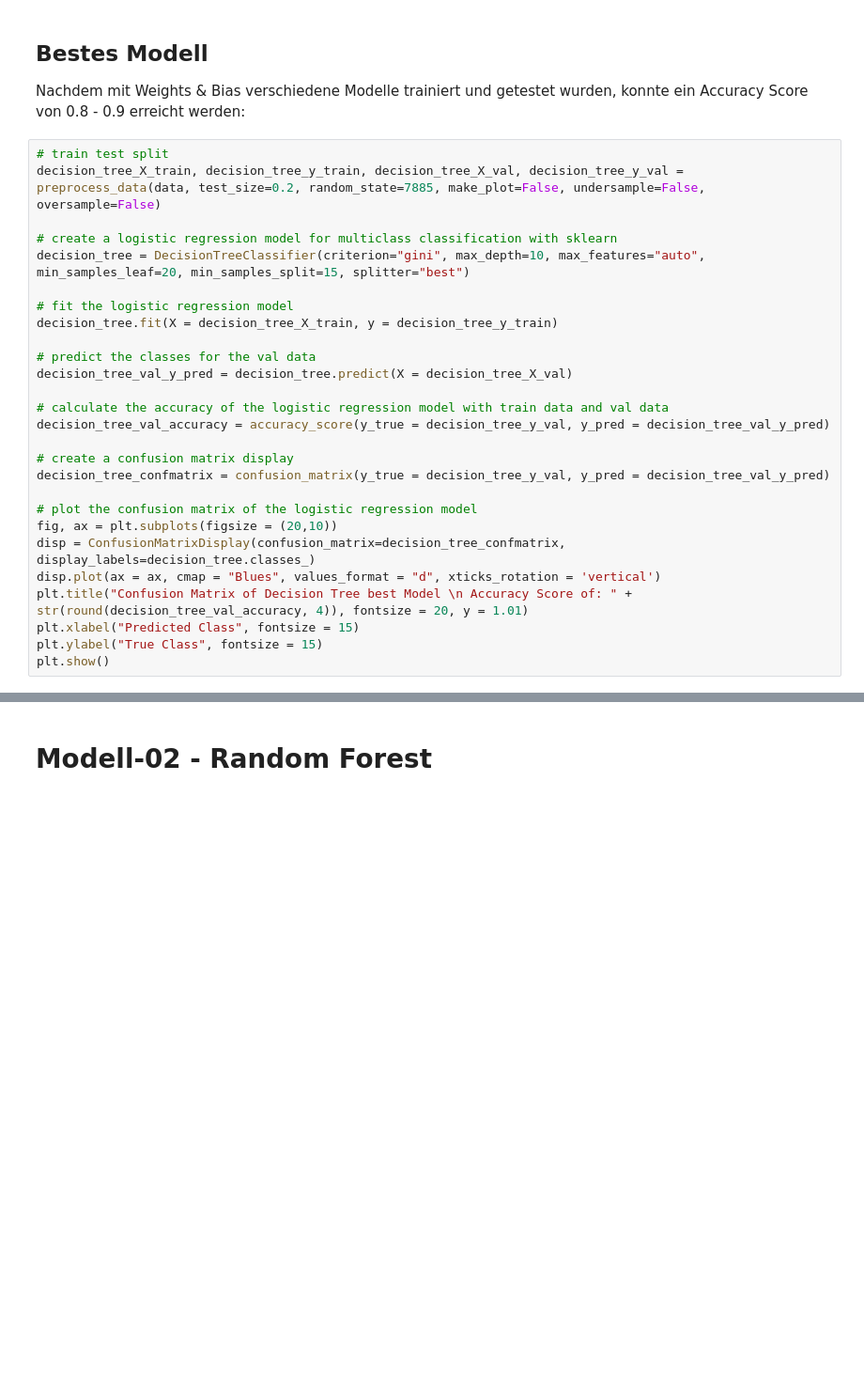
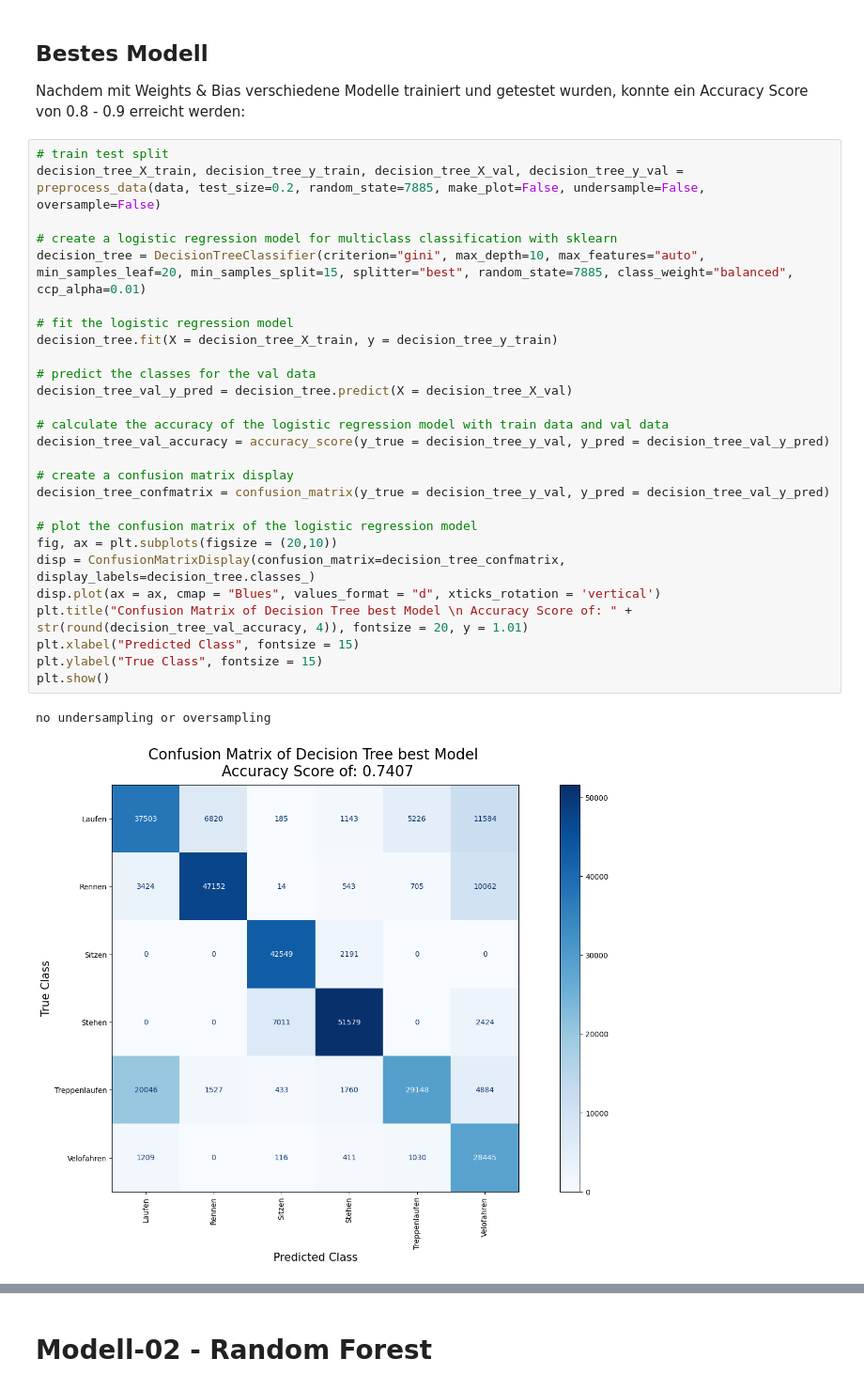
Before and after one commit to CDL1-Sensor/Sensor-Klassifikation-ohne-Deep-Learning, a Jupyter notebook: ML-Modelle.ipynb, the cells around one changed output, grey strips where cells are left out. Shown at 94% size. Cells and saved outputs as stored; diff of their text form; blank space fills up the shorter version.

```diff
--- a/ML-Modelle.ipynb
+++ b/ML-Modelle.ipynb
@@ -397,30 +409,33 @@ Nachdem mit Weights & Bias verschiedene Modelle trainiert und getestet wurden, k
 # %%
 # train test split
 decision_tree_X_train, decision_tree_y_train, decision_tree_X_val, decision_tree_y_val = preprocess_data(data, test_size=0.2, random_state=7885, make_plot=False, undersample=False, oversample=False)
 
 # create a logistic regression model for multiclass classification with sklearn
-decision_tree = DecisionTreeClassifier(criterion="gini", max_depth=10, max_features="auto", min_samples_leaf=20, min_samples_split=15, splitter="best")
+decision_tree = DecisionTreeClassifier(criterion="gini", max_depth=10, max_features="auto", min_samples_leaf=20, min_samples_split=15, splitter="best", random_state=7885, class_weight="balanced", ccp_alpha=0.01)
 
 # fit the logistic regression model
 decision_tree.fit(X = decision_tree_X_train, y = decision_tree_y_train)
 
 # predict the classes for the val data
 decision_tree_val_y_pred = decision_tree.predict(X = decision_tree_X_val)
 
 # calculate the accuracy of the logistic regression model with train data and val data
 decision_tree_val_accuracy = accuracy_score(y_true = decision_tree_y_val, y_pred = decision_tree_val_y_pred)
 
 # create a confusion matrix display
 decision_tree_confmatrix = confusion_matrix(y_true = decision_tree_y_val, y_pred = decision_tree_val_y_pred)
 
 # plot the confusion matrix of the logistic regression model
 fig, ax = plt.subplots(figsize = (20,10))
 disp = ConfusionMatrixDisplay(confusion_matrix=decision_tree_confmatrix, display_labels=decision_tree.classes_)
 disp.plot(ax = ax, cmap = "Blues", values_format = "d", xticks_rotation = 'vertical')
 plt.title("Confusion Matrix of Decision Tree best Model \n Accuracy Score of: " + str(round(decision_tree_val_accuracy, 4)), fontsize = 20, y = 1.01)
 plt.xlabel("Predicted Class", fontsize = 15)
 plt.ylabel("True Class", fontsize = 15)
 plt.show()
+# %% [output]
+no undersampling or oversampling
+[figure, added]
 # %% [markdown]
 ## Fazit
 Für das Optimieren der Machine Learning Modelle wurde die Plattform Weights and Biases verwendet, um Grid Searches auszuführen und diese zu visualisieren.Durch die Visualisierungen können die trainierten modelle besser verglichen und die besten Parameter ausgewählt werden.
```
Also changed, not shown: parts of 9 cells of this notebook.
